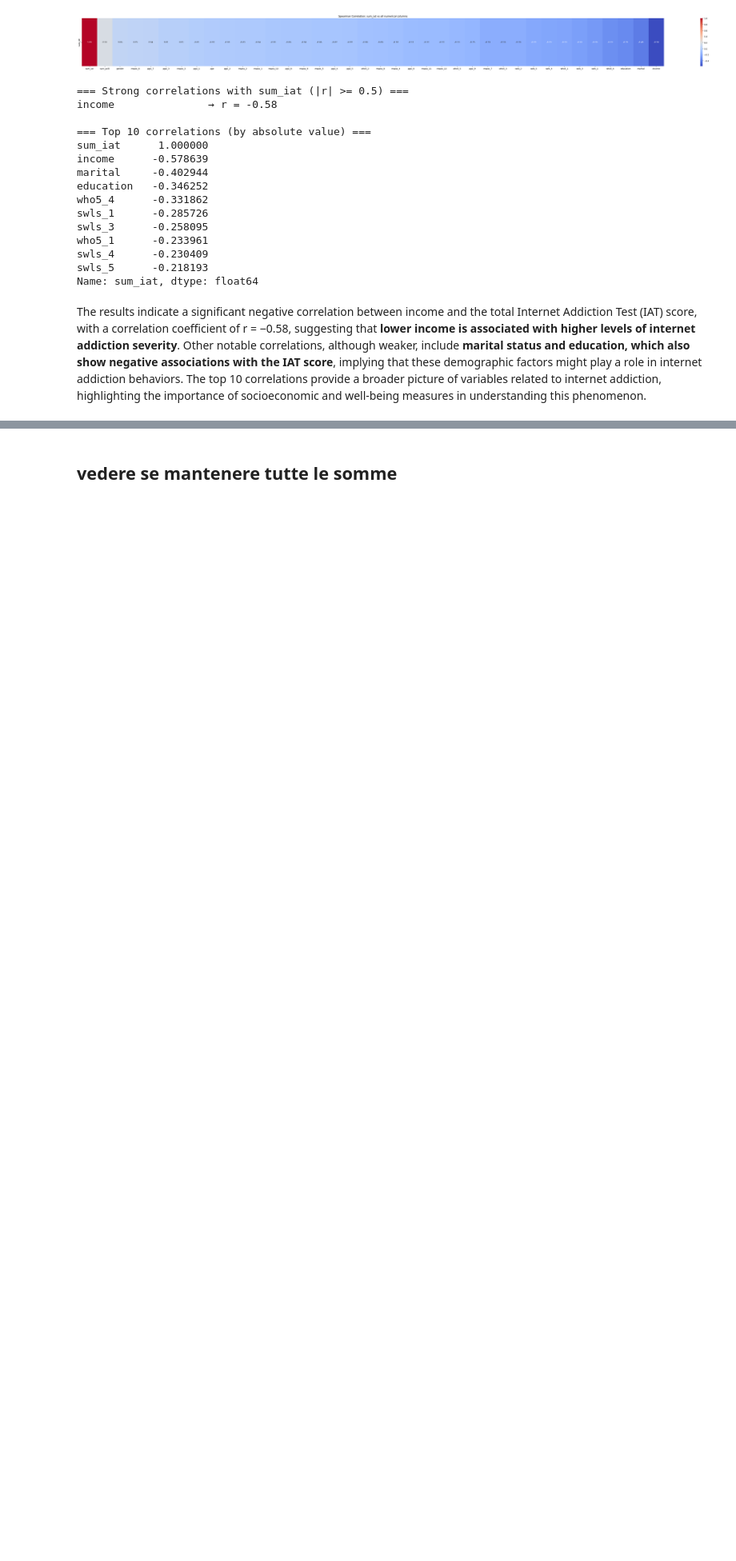
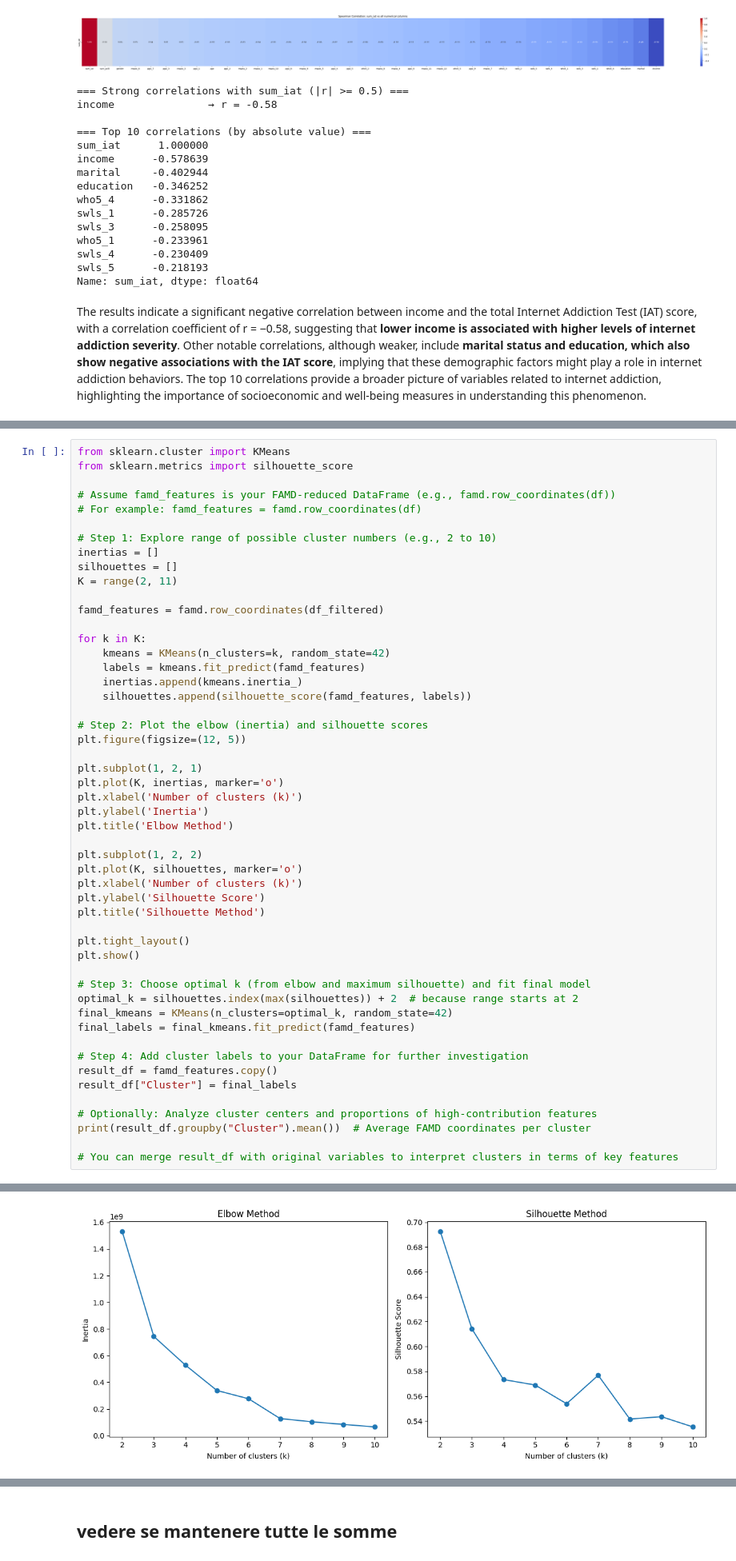
Before and after one commit to francescaius/ehealth2025_gruppo12, a Jupyter notebook: eHealthProject_20252026/dataset_analysis copy2.ipynb, the cells around one changed output, grey strips where cells are left out. Shown at 80% size. Drawn from its saved outputs; the diff is of its cells as text; blank space fills up the shorter version.

```diff
--- a/eHealthProject_20252026/dataset_analysis copy2.ipynb
+++ b/eHealthProject_20252026/dataset_analysis copy2.ipynb
@@ -1595,0 +1965,52 @@ The top 10 correlations provide a broader picture of variables related to intern
+# %%
+from sklearn.cluster import KMeans
+from sklearn.metrics import silhouette_score
+
+# Assume famd_features is your FAMD-reduced DataFrame (e.g., famd.row_coordinates(df))
+# For example: famd_features = famd.row_coordinates(df)
+
+# Step 1: Explore range of possible cluster numbers (e.g., 2 to 10)
+inertias = []
+silhouettes = []
+K = range(2, 11)
+
+famd_features = famd.row_coordinates(df_filtered)
+
+for k in K:
+    kmeans = KMeans(n_clusters=k, random_state=42)
+    labels = kmeans.fit_predict(famd_features)
+    inertias.append(kmeans.inertia_)
+    silhouettes.append(silhouette_score(famd_features, labels))
+
+# Step 2: Plot the elbow (inertia) and silhouette scores
+plt.figure(figsize=(12, 5))
+
+plt.subplot(1, 2, 1)
+plt.plot(K, inertias, marker='o')
+plt.xlabel('Number of clusters (k)')
+plt.ylabel('Inertia')
+plt.title('Elbow Method')
+
+plt.subplot(1, 2, 2)
+plt.plot(K, silhouettes, marker='o')
+plt.xlabel('Number of clusters (k)')
+plt.ylabel('Silhouette Score')
+plt.title('Silhouette Method')
+
+plt.tight_layout()
+plt.show()
+
+# Step 3: Choose optimal k (from elbow and maximum silhouette) and fit final model
+optimal_k = silhouettes.index(max(silhouettes)) + 2  # because range starts at 2
+final_kmeans = KMeans(n_clusters=optimal_k, random_state=42)
+final_labels = final_kmeans.fit_predict(famd_features)
+
+# Step 4: Add cluster labels to your DataFrame for further investigation
+result_df = famd_features.copy()
+result_df["Cluster"] = final_labels
+
+# Optionally: Analyze cluster centers and proportions of high-contribution features
+print(result_df.groupby("Cluster").mean())  # Average FAMD coordinates per cluster
+
+# You can merge result_df with original variables to interpret clusters in terms of key features
+# %% [output]
@@ -1595,0 +2034 @@ The top 10 correlations provide a broader picture of variables related to intern
+[figure, added]
```
Also changed, not shown: parts of 40 cells of this notebook, 2 other files.
